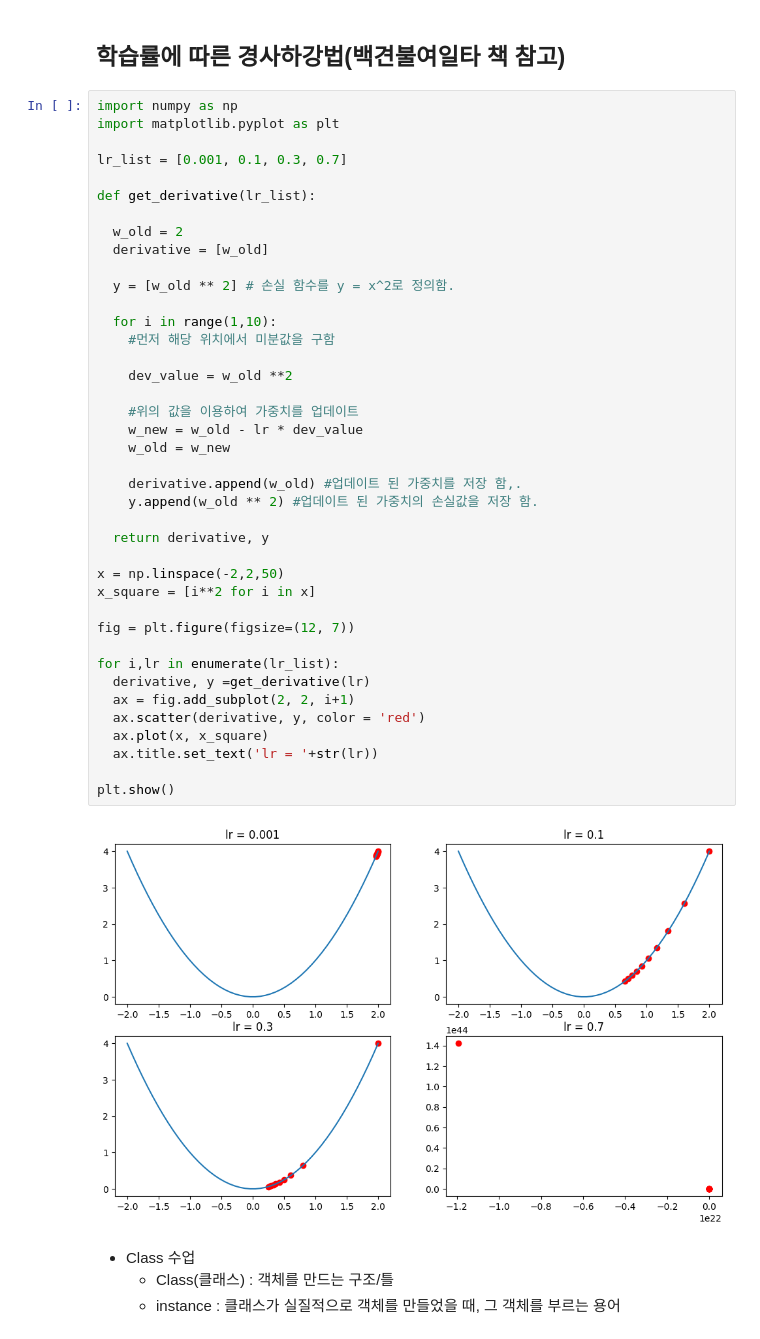
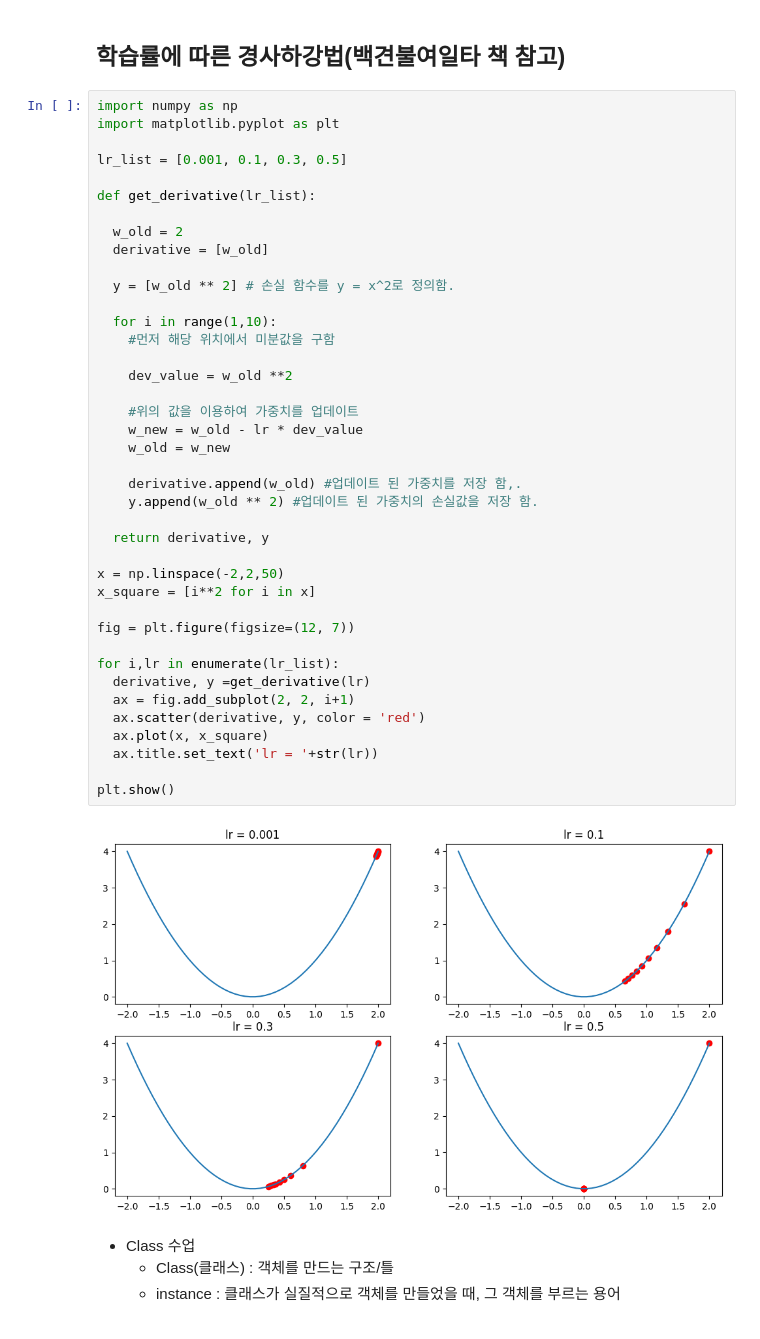
Before and after one commit to Youngpyoryu/Lecture_Note, a Jupyter notebook: 딥러닝/딥러닝 기초/00_Deep_Learning_basic_Perceptron.ipynb, the cells around one changed output. Saved outputs shown, nothing was run; the diff lists cells and outputs as text.

```diff
--- a/딥러닝/딥러닝 기초/00_Deep_Learning_basic_Perceptron.ipynb
+++ b/딥러닝/딥러닝 기초/00_Deep_Learning_basic_Perceptron.ipynb
@@ -1178,7 +981,7 @@ plot_model(model, show_shapes=True)
 import numpy as np
 import matplotlib.pyplot as plt
 
-lr_list = [0.001, 0.1, 0.3, 0.7]
+lr_list = [0.001, 0.1, 0.3, 0.5]
 
 def get_derivative(lr_list):
 
@@ -1188,34 +991,34 @@ def get_derivative(lr_list):
   y = [w_old ** 2] # 손실 함수를 y = x^2로 정의함.
 
   for i in range(1,10):
     #먼저 해당 위치에서 미분값을 구함
 
     dev_value = w_old **2
 
     #위의 값을 이용하여 가중치를 업데이트
     w_new = w_old - lr * dev_value
     w_old = w_new
 
     derivative.append(w_old) #업데이트 된 가중치를 저장 함,.
     y.append(w_old ** 2) #업데이트 된 가중치의 손실값을 저장 함.
 
   return derivative, y
 
 x = np.linspace(-2,2,50)
 x_square = [i**2 for i in x]
 
 fig = plt.figure(figsize=(12, 7))
 
 for i,lr in enumerate(lr_list):
   derivative, y =get_derivative(lr)
   ax = fig.add_subplot(2, 2, i+1)
   ax.scatter(derivative, y, color = 'red')
   ax.plot(x, x_square)
   ax.title.set_text('lr = '+str(lr))
 
 plt.show()
 # %% [output]
-[figure, old version]
+[figure, new version]
 # %% [markdown]
 - Class 수업
     - Class(클래스) : 객체를 만드는 구조/틀
```
Also changed, not shown: parts of 124 cells of this notebook.
